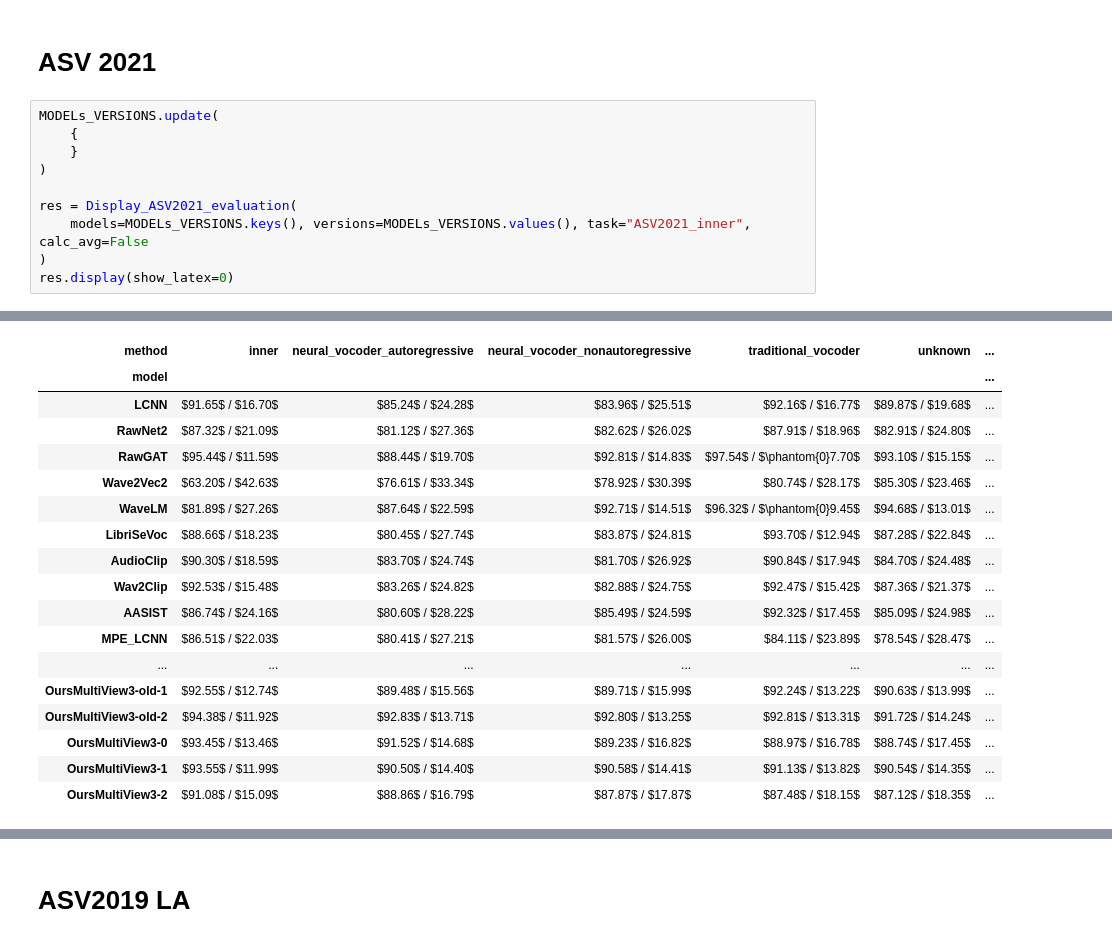
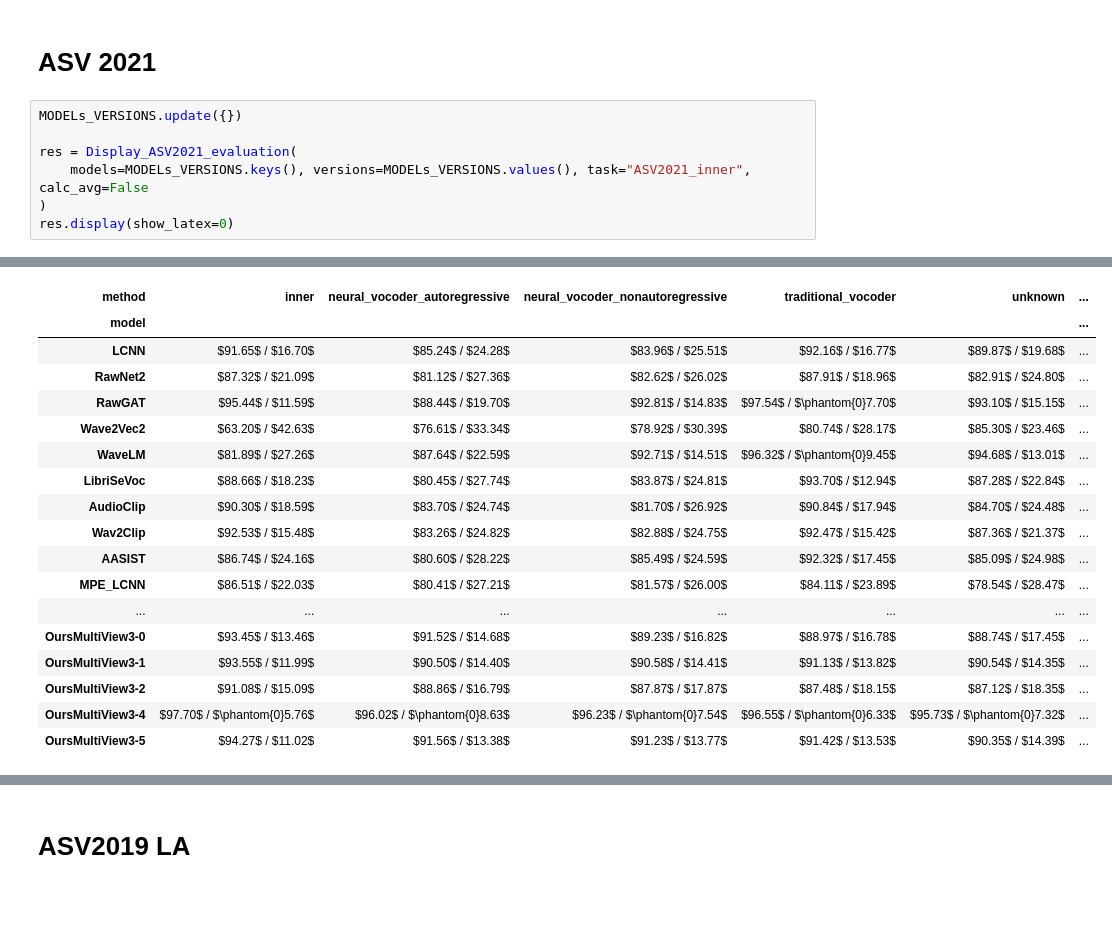
Before and after one commit to RedamancyAY/Obsidian-AY-Plugin, a Jupyter notebook: models/OurModels/OursMultiView3/对比结果.ipynb, the cells around one changed output, grey strips where cells are left out. Saved outputs shown, nothing was run; the diff lists cells and outputs as text; blank space fills up the shorter version.

```diff
--- a/models/OurModels/OursMultiView3/对比结果.ipynb
+++ b/models/OurModels/OursMultiView3/对比结果.ipynb
@@ -46,10 +52,7 @@ versions = MODELs_VERSIONS.values()
 # %% [markdown]
 # ASV 2021
 # %%
-MODELs_VERSIONS.update(
-    {
-    }
-)
+MODELs_VERSIONS.update({})
 
 res = Display_ASV2021_evaluation(
     models=MODELs_VERSIONS.keys(), versions=MODELs_VERSIONS.values(), task="ASV2021_inner", calc_avg=False
@@ -65,18 +66,18 @@ Warning!!!! cannot find:  /home/ay/data/DATA/1-model_save/00-Deepfake/1-df-audio
 | method | inner | neural_vocoder_autoregressive | neural_vocoder_nonautoregressive | traditional_vocoder | unknown | ... |
 | model |  |  |  |  |  | ... |
 | LCNN | $91.65$ / $16.70$ | $85.24$ / $24.28$ | $83.96$ / $25.51$ | $92.16$ / $16.77$ | $89.87$ / $19.68$ | ... |
 | RawNet2 | $87.32$ / $21.09$ | $81.12$ / $27.36$ | $82.62$ / $26.02$ | $87.91$ / $18.96$ | $82.91$ / $24.80$ | ... |
 | RawGAT | $95.44$ / $11.59$ | $88.44$ / $19.70$ | $92.81$ / $14.83$ | $97.54$ / $\phantom{0}7.70$ | $93.10$ / $15.15$ | ... |
 | Wave2Vec2 | $63.20$ / $42.63$ | $76.61$ / $33.34$ | $78.92$ / $30.39$ | $80.74$ / $28.17$ | $85.30$ / $23.46$ | ... |
 | WaveLM | $81.89$ / $27.26$ | $87.64$ / $22.59$ | $92.71$ / $14.51$ | $96.32$ / $\phantom{0}9.45$ | $94.68$ / $13.01$ | ... |
 | LibriSeVoc | $88.66$ / $18.23$ | $80.45$ / $27.74$ | $83.87$ / $24.81$ | $93.70$ / $12.94$ | $87.28$ / $22.84$ | ... |
 | AudioClip | $90.30$ / $18.59$ | $83.70$ / $24.74$ | $81.70$ / $26.92$ | $90.84$ / $17.94$ | $84.70$ / $24.48$ | ... |
 | Wav2Clip | $92.53$ / $15.48$ | $83.26$ / $24.82$ | $82.88$ / $24.75$ | $92.47$ / $15.42$ | $87.36$ / $21.37$ | ... |
 | AASIST | $86.74$ / $24.16$ | $80.60$ / $28.22$ | $85.49$ / $24.59$ | $92.32$ / $17.45$ | $85.09$ / $24.98$ | ... |
 | MPE_LCNN | $86.51$ / $22.03$ | $80.41$ / $27.21$ | $81.57$ / $26.00$ | $84.11$ / $23.89$ | $78.54$ / $28.47$ | ... |
 | ... | ... | ... | ... | ... | ... | ... |
-| OursMultiView3-old-1 | $92.55$ / $12.74$ | $89.48$ / $15.56$ | $89.71$ / $15.99$ | $92.24$ / $13.22$ | $90.63$ / $13.99$ | ... |
-| OursMultiView3-old-2 | $94.38$ / $11.92$ | $92.83$ / $13.71$ | $92.80$ / $13.25$ | $92.81$ / $13.31$ | $91.72$ / $14.24$ | ... |
 | OursMultiView3-0 | $93.45$ / $13.46$ | $91.52$ / $14.68$ | $89.23$ / $16.82$ | $88.97$ / $16.78$ | $88.74$ / $17.45$ | ... |
 | OursMultiView3-1 | $93.55$ / $11.99$ | $90.50$ / $14.40$ | $90.58$ / $14.41$ | $91.13$ / $13.82$ | $90.54$ / $14.35$ | ... |
 | OursMultiView3-2 | $91.08$ / $15.09$ | $88.86$ / $16.79$ | $87.87$ / $17.87$ | $87.48$ / $18.15$ | $87.12$ / $18.35$ | ... |
+| OursMultiView3-4 | $97.70$ / $\phantom{0}5.76$ | $96.02$ / $\phantom{0}8.63$ | $96.23$ / $\phantom{0}7.54$ | $96.55$ / $\phantom{0}6.33$ | $95.73$ / $\phantom{0}7.32$ | ... |
+| OursMultiView3-5 | $94.27$ / $11.02$ | $91.56$ / $13.38$ | $91.23$ / $13.77$ | $91.42$ / $13.53$ | $90.35$ / $14.39$ | ... |
```
Also changed, not shown: parts of 11 cells of this notebook, 17 other files.
